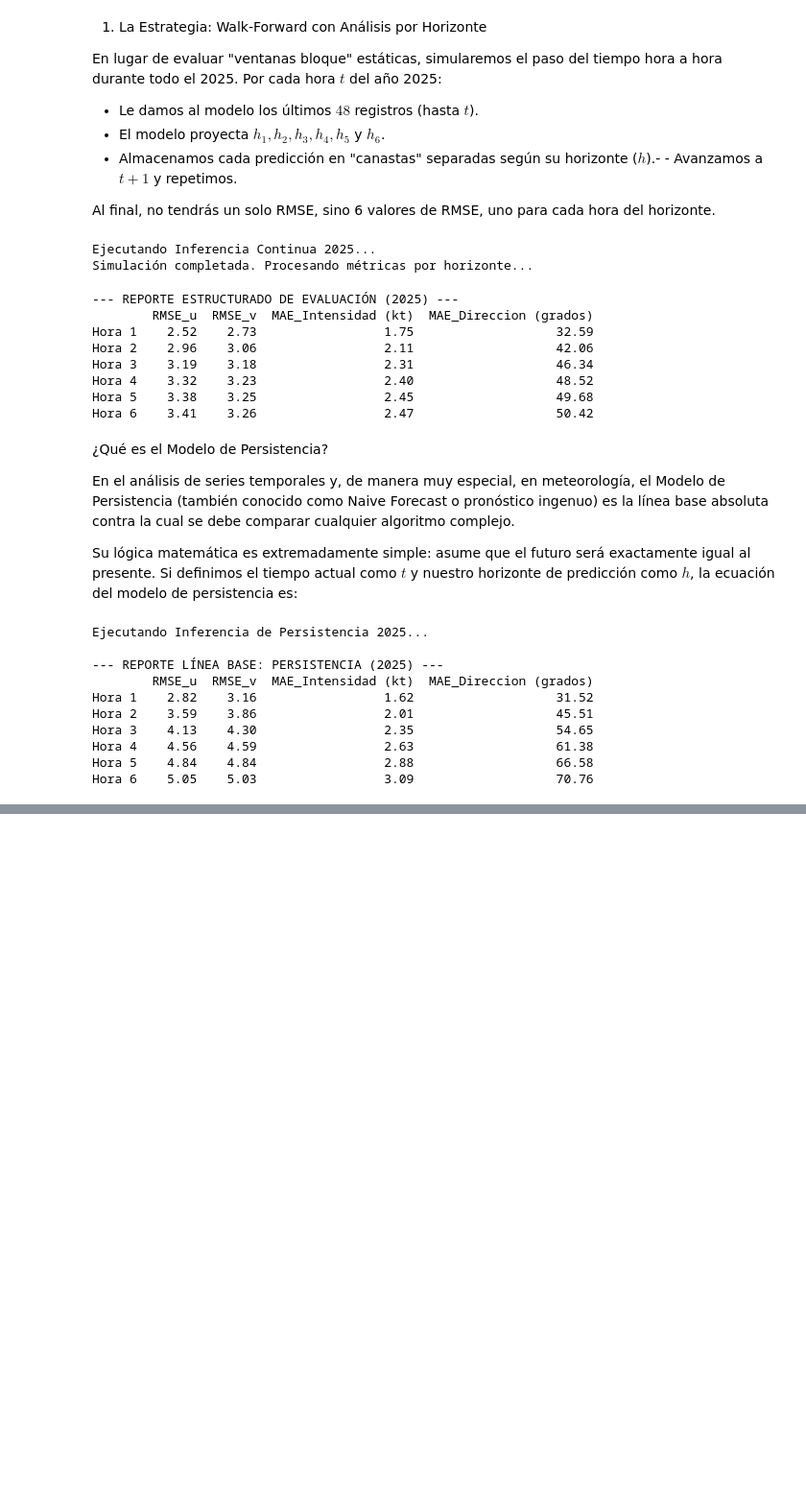
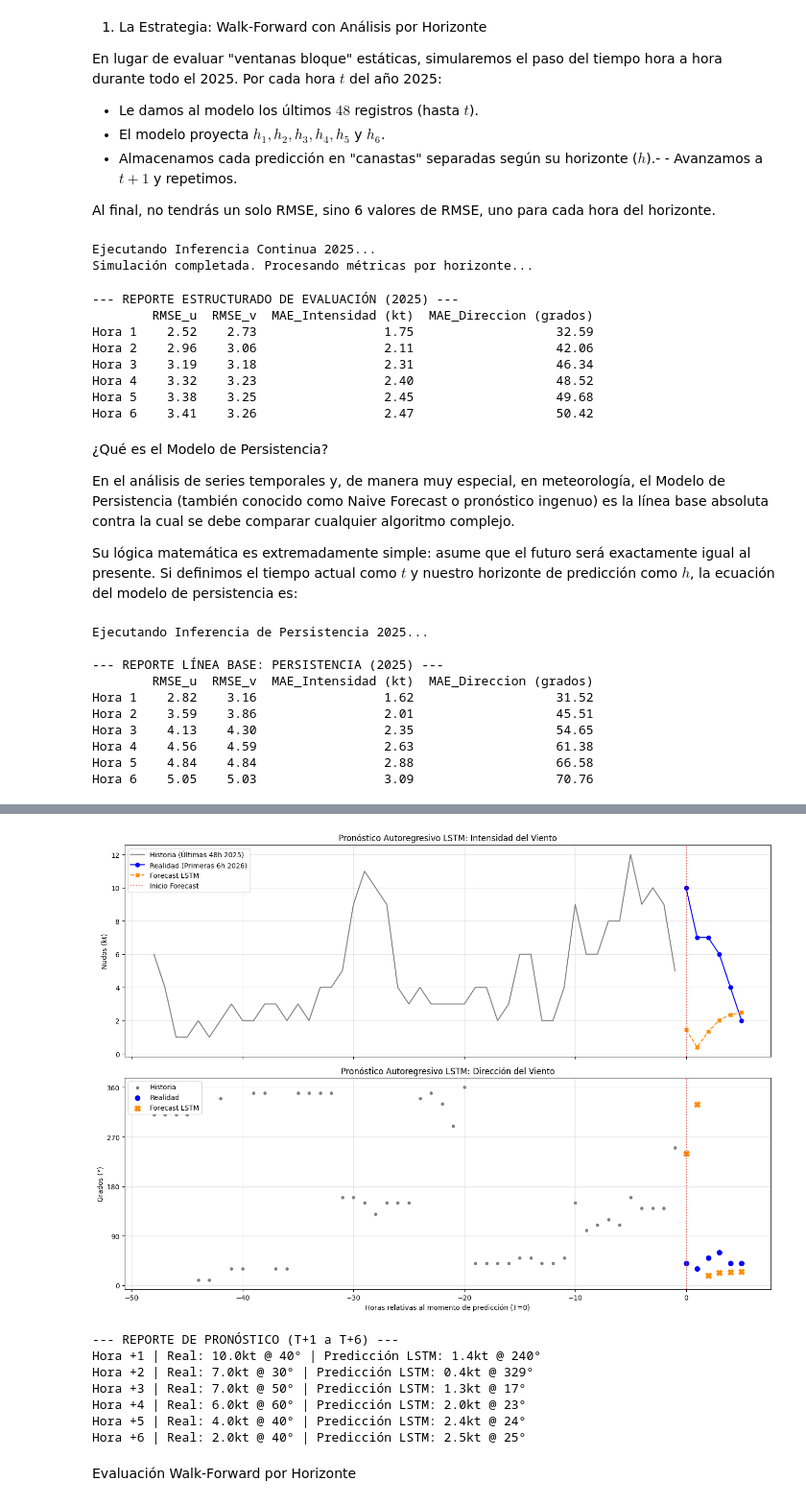
Before and after one commit to OmarLAlbarracinM/Prediccion-Cizalladura-SKBQ, a Jupyter notebook: PROYECTO_DE_GRADO.ipynb, the cells around one changed output, grey strips where cells are left out. Shown at 96% size. Saved outputs shown, nothing was run; the diff lists cells and outputs as text; code cells hidden in the pictures; blank space fills up the shorter version.

```diff
--- a/PROYECTO_DE_GRADO.ipynb
+++ b/PROYECTO_DE_GRADO.ipynb
@@ -1089,0 +1274,78 @@ Hora 6    5.05    5.03                 3.09                   70.76
+# %%
+# --- 1. Des-normalización de los datos ---
+# Pronóstico (las 6 horas generadas)
+forecast_nudos = scaler.inverse_transform(forecast_escalado)
+
+# Valores Reales del Test (las primeras 6 horas de 2026 para comparar)
+real_nudos = scaler.inverse_transform(test_data[:horizonte_pred])
+
+# Historia (las últimas 48 horas de 2025 para dar contexto en la gráfica)
+historia_nudos = scaler.inverse_transform(ultima_ventana_val)
+
+# --- 2. Función de Transformación Física ---
+def uv_a_meteorologia(matriz_uv):
+    """Convierte array de [u, v] a Intensidad y Dirección"""
+    u = matriz_uv[:, 0]
+    v = matriz_uv[:, 1]
+
+    intensidad = np.sqrt(u**2 + v**2)
+    direccion = (np.degrees(np.arctan2(-u, -v)) % 360)
+    return intensidad, direccion
+
+# Calculamos las variables operacionales
+int_forecast, dir_forecast = uv_a_meteorologia(forecast_nudos)
+int_real, dir_real = uv_a_meteorologia(real_nudos)
+int_hist, dir_hist = uv_a_meteorologia(historia_nudos)
+
+# --- 3. Preparación de Ejes Temporales para Graficar ---
+# Eje X para la historia (índices del -48 al -1)
+tiempo_historia = np.arange(-n_back, 0)
+# Eje X para la predicción (índices del 0 al 5)
+tiempo_pred = np.arange(0, horizonte_pred)
+
+# --- 4. Visualización del Forecast ---
+fig, (ax1, ax2) = plt.subplots(2, 1, figsize=(14, 10), sharex=True)
+
+# Gráfico 1: Intensidad
+ax1.plot(tiempo_historia, int_hist, color='gray', label='Historia (Últimas 48h 2025)')
+ax1.plot(tiempo_pred, int_real, color='blue', marker='o', label='Realidad (Primeras 6h 2026)')
+ax1.plot(tiempo_pred, int_forecast, color='darkorange', marker='X', linestyle='--', label='Forecast LSTM')
+
+ax1.axvline(x=0, color='red', linestyle=':', alpha=0.6, label='Inicio Forecast')
+ax1.set_title('Pronóstico Autoregresivo LSTM: Intensidad del Viento')
+ax1.set_ylabel('Nudos (kt)')
+ax1.grid(True, alpha=0.3)
+ax1.legend()
+
+# Gráfico 2: Dirección
+# Usamos scatter para la dirección para evitar líneas extrañas cruzando de 360 a 0
+ax2.scatter(tiempo_historia, dir_hist, color='gray', s=15, label='Historia')
+ax2.scatter(tiempo_pred, dir_real, color='blue', marker='o', s=50, label='Realidad')
+ax2.scatter(tiempo_pred, dir_forecast, color='darkorange', marker='X', s=70, label='Forecast LSTM')
+
+ax2.axvline(x=0, color='red', linestyle=':', alpha=0.6)
+ax2.set_title('Pronóstico Autoregresivo LSTM: Dirección del Viento')
+ax2.set_ylabel('Grados (°)')
+ax2.set_yticks([0, 90, 180, 270, 360])
+ax2.set_xlabel('Horas relativas al momento de predicción (T=0)')
+ax2.grid(True, alpha=0.3)
+ax2.legend()
+
+plt.tight_layout()
+plt.show()
+
+# Imprimir tabla de valores para el reporte
+print("--- REPORTE DE PRONÓSTICO (T+1 a T+6) ---")
+for i in range(horizonte_pred):
+    print(f"Hora +{i+1} | Real: {int_real[i]:.1f}kt @ {dir_real[i]:.0f}° | Predicción LSTM: {int_forecast[i]:.1f}kt @ {dir_forecast[i]:.0f}°")
+# %% [output]
+[figure, added]
+--- REPORTE DE PRONÓSTICO (T+1 a T+6) ---
+Hora +1 | Real: 10.0kt @ 40° | Predicción LSTM: 1.4kt @ 240°
+Hora +2 | Real: 7.0kt @ 30° | Predicción LSTM: 0.4kt @ 329°
+Hora +3 | Real: 7.0kt @ 50° | Predicción LSTM: 1.3kt @ 17°
+Hora +4 | Real: 6.0kt @ 60° | Predicción LSTM: 2.0kt @ 23°
+Hora +5 | Real: 4.0kt @ 40° | Predicción LSTM: 2.4kt @ 24°
+Hora +6 | Real: 2.0kt @ 40° | Predicción LSTM: 2.5kt @ 25°
+# %% [markdown]
+Evaluación Walk-Forward por Horizonte
```
Also changed, not shown: parts of 10 cells of this notebook.
